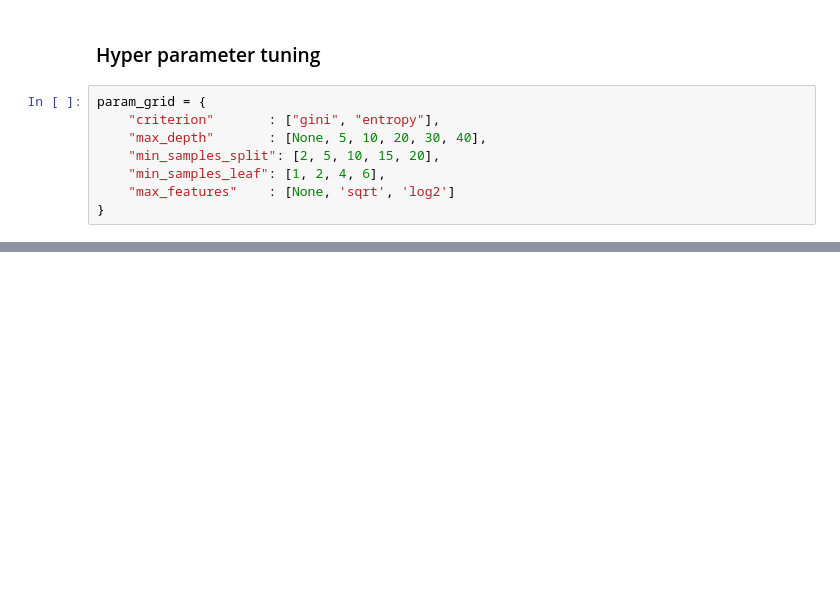
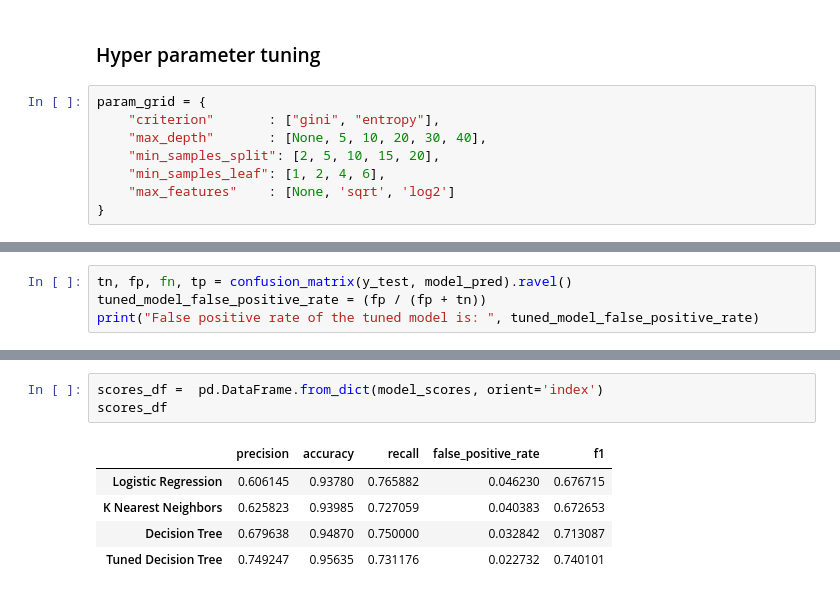
Before and after one commit to im-AnirudhBetrabet/Diabetes-Prediction, a Jupyter notebook: Diabetes-Classification.ipynb, the cells around one changed output, grey strips where cells are left out. Cells and saved outputs as stored; diff of their text form; blank space fills up the shorter version.

```diff
--- a/Diabetes-Classification.ipynb
+++ b/Diabetes-Classification.ipynb
@@ -572,0 +785,4 @@ grid_search.best_score_
+# %%
+tn, fp, fn, tp = confusion_matrix(y_test, model_pred).ravel()
+tuned_model_false_positive_rate = (fp / (fp + tn))
+print("False positive rate of the tuned model is: ", tuned_model_false_positive_rate)
@@ -572,0 +838,9 @@ grid_search.best_score_
+# %%
+scores_df =  pd.DataFrame.from_dict(model_scores, orient='index')
+scores_df
+# %% [output]
+|  | precision | accuracy | recall | false_positive_rate | f1 |
+| Logistic Regression | 0.606145 | 0.93780 | 0.765882 | 0.046230 | 0.676715 |
+| K Nearest Neighbors | 0.625823 | 0.93985 | 0.727059 | 0.040383 | 0.672653 |
+| Decision Tree | 0.679638 | 0.94870 | 0.750000 | 0.032842 | 0.713087 |
+| Tuned Decision Tree | 0.749247 | 0.95635 | 0.731176 | 0.022732 | 0.740101 |
```
Also changed, not shown: parts of 69 cells of this notebook.
